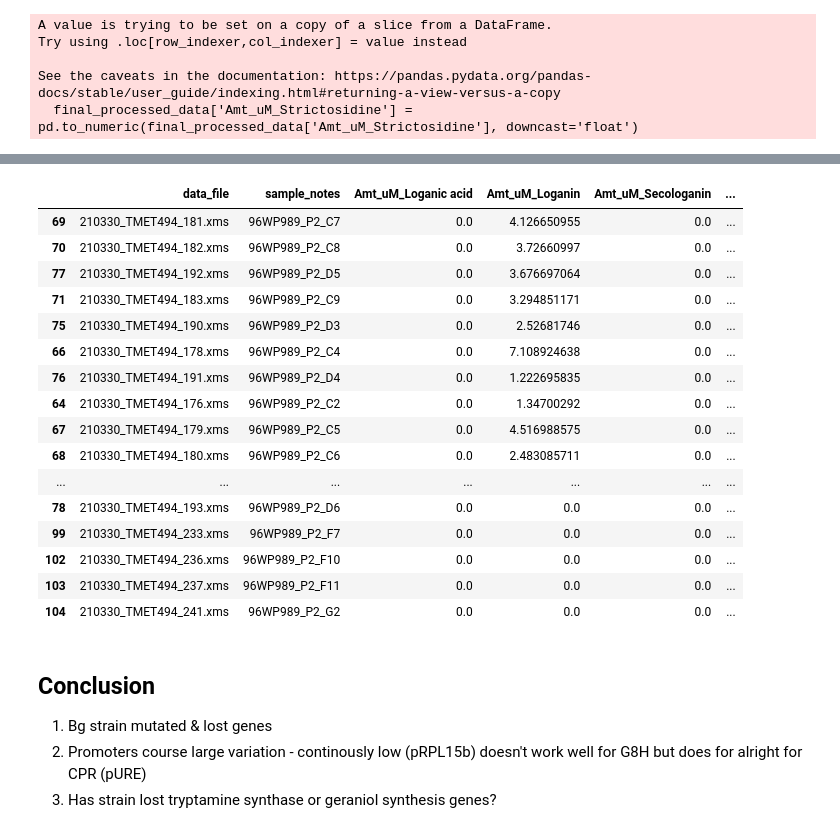
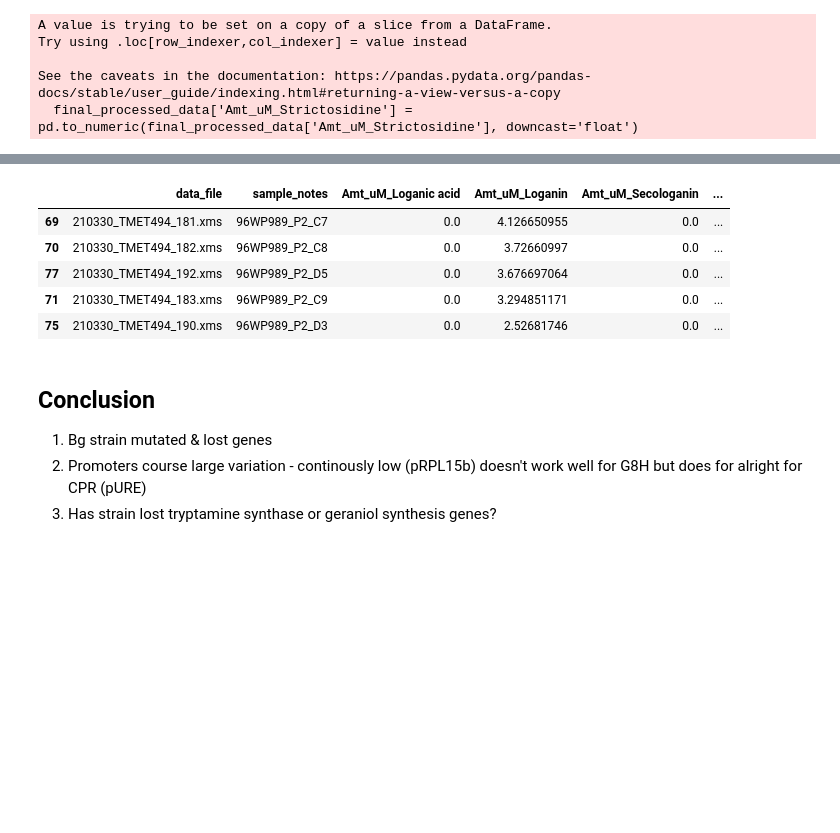
Before and after one commit to hiyama341/ConStrain, a Jupyter notebook: notebooks/5-TEST-Library_Characterization.ipynb, the cells around one changed output, grey strips where cells are left out. Saved outputs shown, nothing was run; the diff lists cells and outputs as text; code cells hidden in the pictures; blank space fills up the shorter version.

```diff
--- a/notebooks/5-TEST-Library_Characterization.ipynb
+++ b/notebooks/5-TEST-Library_Characterization.ipynb
@@ -346,24 +335,13 @@ yp48
 # %%
 yp49 = sorted_df.loc[sorted_df['plate'] == 'yp49']
-yp49
+yp49.head()
 # %% [output]
 |  | data_file | sample_notes | Amt_uM_Loganic acid | Amt_uM_Loganin | Amt_uM_Secologanin | ... |
 | 69 | 210330_TMET494_181.xms | 96WP989_P2_C7 | 0.0 | 4.126650955 | 0.0 | ... |
 | 70 | 210330_TMET494_182.xms | 96WP989_P2_C8 | 0.0 | 3.72660997 | 0.0 | ... |
 | 77 | 210330_TMET494_192.xms | 96WP989_P2_D5 | 0.0 | 3.676697064 | 0.0 | ... |
 | 71 | 210330_TMET494_183.xms | 96WP989_P2_C9 | 0.0 | 3.294851171 | 0.0 | ... |
 | 75 | 210330_TMET494_190.xms | 96WP989_P2_D3 | 0.0 | 2.52681746 | 0.0 | ... |
-| 66 | 210330_TMET494_178.xms | 96WP989_P2_C4 | 0.0 | 7.108924638 | 0.0 | ... |
-| 76 | 210330_TMET494_191.xms | 96WP989_P2_D4 | 0.0 | 1.222695835 | 0.0 | ... |
-| 64 | 210330_TMET494_176.xms | 96WP989_P2_C2 | 0.0 | 1.34700292 | 0.0 | ... |
-| 67 | 210330_TMET494_179.xms | 96WP989_P2_C5 | 0.0 | 4.516988575 | 0.0 | ... |
-| 68 | 210330_TMET494_180.xms | 96WP989_P2_C6 | 0.0 | 2.483085711 | 0.0 | ... |
-| ... | ... | ... | ... | ... | ... | ... |
-| 78 | 210330_TMET494_193.xms | 96WP989_P2_D6 | 0.0 | 0.0 | 0.0 | ... |
-| 99 | 210330_TMET494_233.xms | 96WP989_P2_F7 | 0.0 | 0.0 | 0.0 | ... |
-| 102 | 210330_TMET494_236.xms | 96WP989_P2_F10 | 0.0 | 0.0 | 0.0 | ... |
-| 103 | 210330_TMET494_237.xms | 96WP989_P2_F11 | 0.0 | 0.0 | 0.0 | ... |
-| 104 | 210330_TMET494_241.xms | 96WP989_P2_G2 | 0.0 | 0.0 | 0.0 | ... |
 # %% [markdown]
 ## Conclusion
 1. Bg strain mutated & lost genes
```
Also changed, not shown: parts of 63 cells of this notebook, 11 other files.
